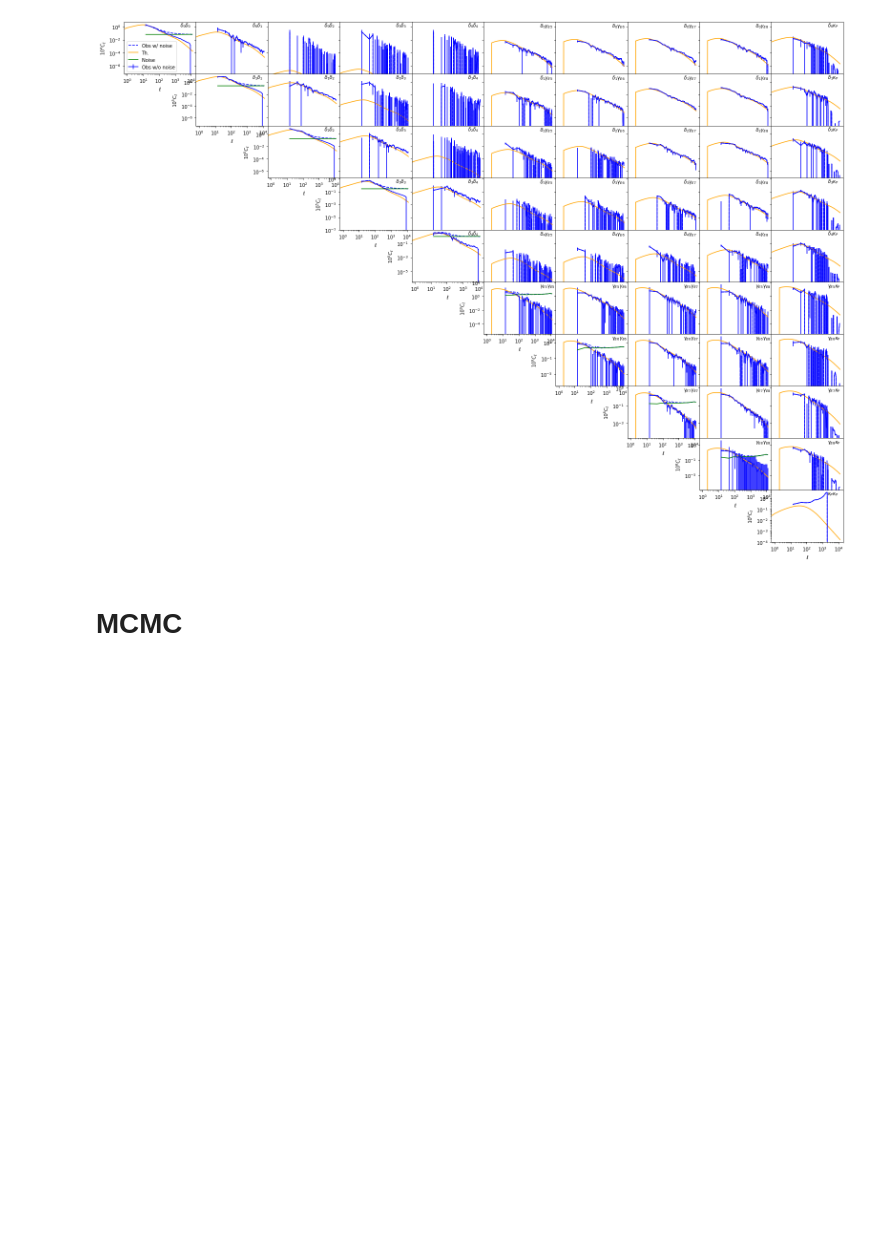
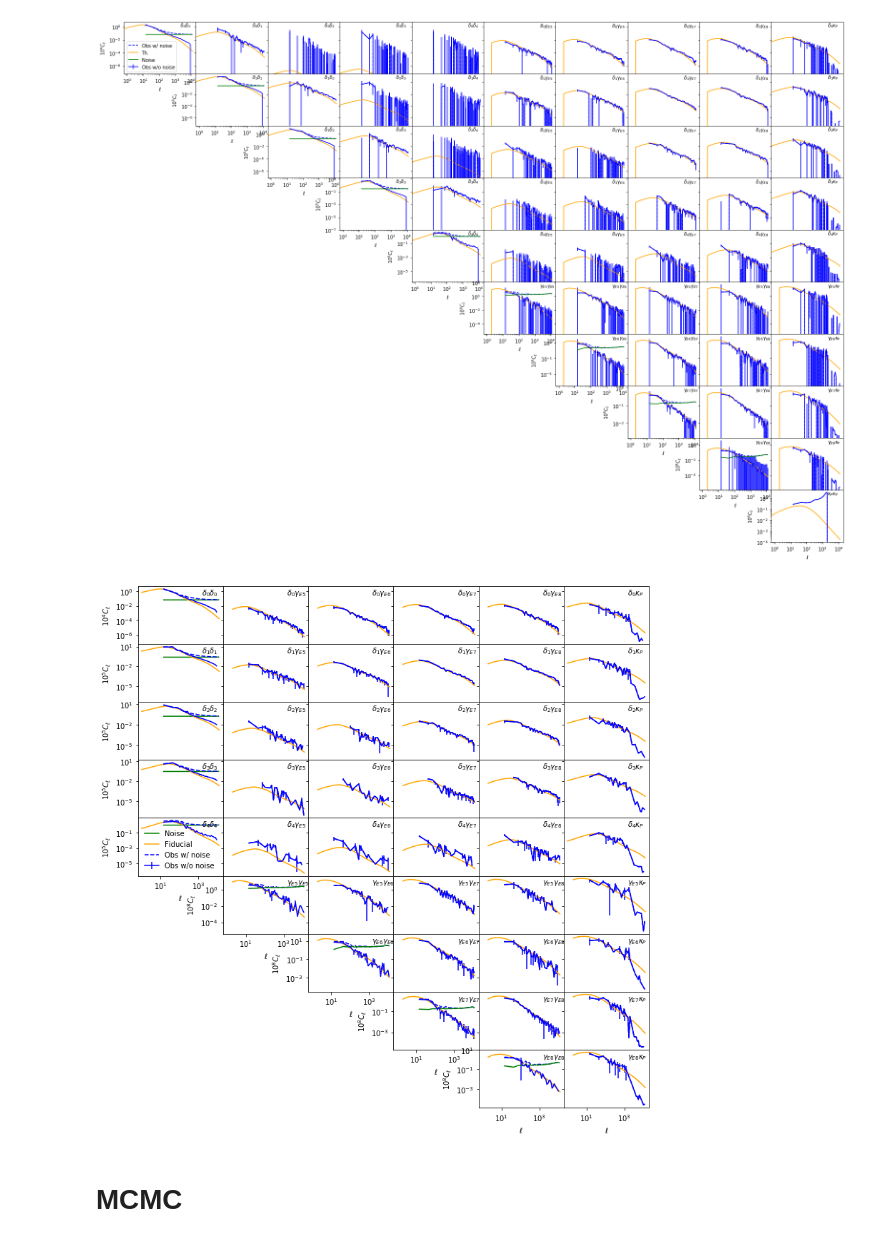
Before and after one commit to damonge/S8z, a Jupyter notebook: notebooks/Plots.ipynb, the cells around one changed output. Saved outputs shown, nothing was run; the diff lists cells and outputs as text; code cells hidden in the pictures; blank space fills up the shorter version.

```diff
--- a/notebooks/Plots.ipynb
+++ b/notebooks/Plots.ipynb
@@ -319,6 +317,95 @@ plt.show()
 plt.close()
 # %% [output]
 [figure]
+# %%
+def ax_plot(ax, i, j, count, labels, text=True):
+    floor = - np.floor(np.log10(np.max(obs_cls_all_wn[i, i])))
+    ordmag = 10 ** floor
+
+    sel = th_cls_all[i,j]>0
+    ax.semilogx(th_ell[sel], th_cls_all[i, j, sel] * ordmag, c='orange', label='Fiducial')
+    sel = obs_cls_all_wn[i,j]>0
+    ax.semilogx(lbpw[sel], obs_cls_all_wn[i, j, sel] * ordmag, c='blue', ls='--', label='Obs w/ noise')
+    sel = obs_cls_all[i,j]>0
+    ax.errorbar(lbpw[sel], obs_cls_all[i, j, sel] * ordmag, yerr=th_err[count, sel] * ordmag,
+                                   c='blue', label='Obs w/o noise')
+
+    if not np.all(th_cls_all[i, j] == 0):
+        ax.set_yscale('log')
+
+    if text:
+        ax.text(0.75, 0.85, '${}$'.format(labels[i] + labels[j]),
+                                 transform=ax.transAxes)
+    return floor, ordmag
+
+
+f, axs = plt.subplots(9, 6, figsize=(11, 11), sharex=True, sharey='row', gridspec_kw={'hspace':0, 'wspace':0})
+
+labels = ['\delta_0', '\delta_1', '\delta_2', '\delta_3', '\delta_4',
+          '\gamma_{E5}', '\gamma_{B5}', '\gamma_{E6}', '\gamma_{B6}',
+          '\gamma_{E7}', '\gamma_{B7}', '\gamma_{E8}', '\gamma_{B8}',
+          '\kappa_P']
+
+count = 0
+for i in range(5):
+    count += 10 - i
+    floor = - np.floor(np.log10(np.max(obs_cls_all_wn[i, i])))
+    ordmag = 10 ** floor
+    axs[i, 0].semilogx(lbpw, desgc_nls_arr[i] * ordmag, c='green', label='Noise')
+    floor, ordmag = ax_plot(axs[i, 0], i, i, count, labels)
+    axs[i, 0].set_ylabel(r'$10^{{ {} }} C_{{\ell}}$'.format(int(floor)))
+axs[i, 0].set_xlabel(r'$\ell$')
+axs[i, 0].xaxis.set_tick_params(which='both', labelbottom=True)
+
+
+ixplot = 0
+jxplot = 1
+count = 0
+for i in range(13):
+    if 'B' in labels[i]:
+        continue
+
+    if ixplot > 4:
+        jxplot = ixplot - 4
+    else:
+        jxplot = 1
+    for j in range(i, 14):
+        if 'B' in labels[j]:
+            continue
+        if ('delta' in labels[i]) and ('delta' in labels[j]):
+            count += 1
+            continue
+        floor, ordmag = ax_plot(axs[ixplot, jxplot], i, j, count, labels)
+
+        jxplot += 1
+        count += 1
+    ixplot += 1
+
+
+for i in range(4):
+    floor = - np.floor(np.log10(np.max(obs_cls_all_wn[5 + i*2, 5 + i * 2])))
+    ordmag = 10 ** floor
+    axs[5 + i, 1 + i].semilogx(lbpw, dessh_nls_arr[i, 0, 0] * ordmag, c='green', label='Noise')
+
+for ixplot in range(5, 9):
+    for jxplot in range(6):
+        if (ixplot > 4) and (jxplot < ixplot - 4):
+            axs[ixplot, jxplot].set_visible(False)
+        if (ixplot > 4) and (jxplot == ixplot - 4):
+            axs[ixplot, jxplot].set_xlabel(r'$\ell$')
+            axs[ixplot, jxplot].set_ylabel(r'$10^{{ {} }} C_{{\ell}}$'.format(int(floor)))
+            axs[ixplot, jxplot].xaxis.set_tick_params(which='both', labelbottom=True)
+            axs[ixplot, jxplot].yaxis.set_tick_params(which='both', labelbottom=True)
+axs[8, 5].set_xlabel(r'$\ell$')
+
+axs[4,0].legend(loc='bottom left', frameon=False)
+
+plt.tight_layout()
+plt.savefig('figures/cls_lkl.pdf')
+plt.show()
+plt.close()
+# %% [output]
+[figure, added]
 # %% [markdown]
 # MCMC
 # %%
```
Also changed, not shown: parts of 8 cells of this notebook.
